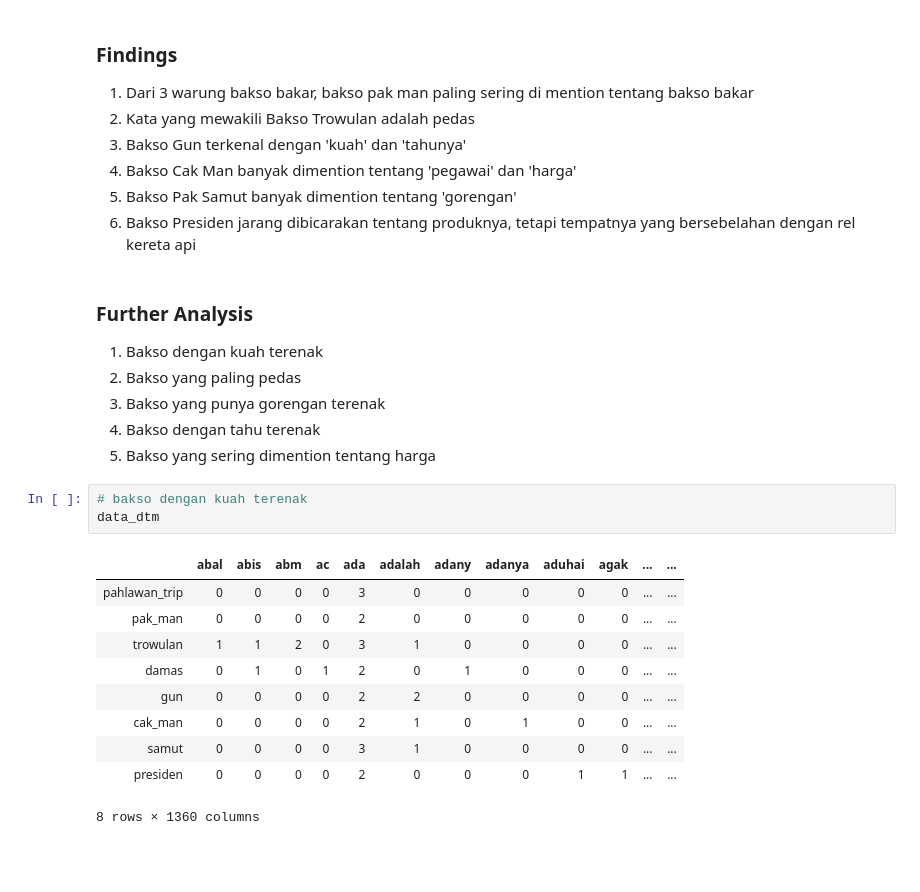
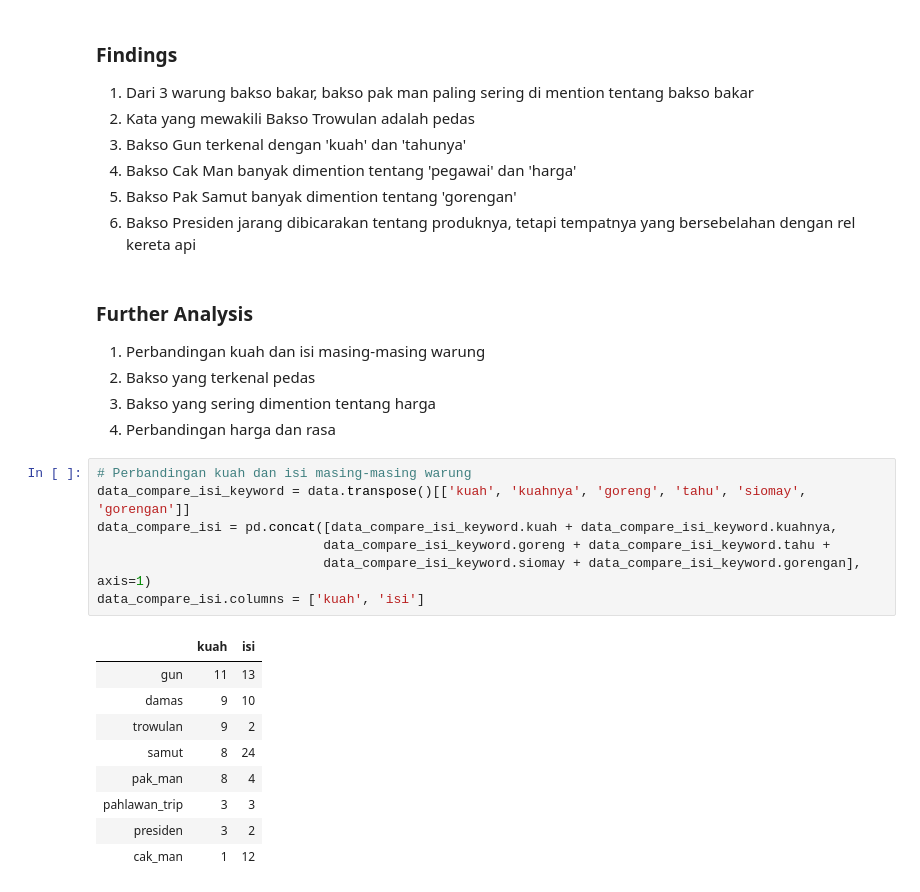
Before and after one commit to renaldybrada/nlp-in-python, a Jupyter notebook: bakso-malang/02_Exploratory_Data_Analysis.ipynb, the cells around one changed output. Cells and saved outputs as stored; diff of their text form; blank space fills up the shorter version.

```diff
--- a/bakso-malang/02_Exploratory_Data_Analysis.ipynb
+++ b/bakso-malang/02_Exploratory_Data_Analysis.ipynb
@@ -202,22 +202,24 @@ plt.show()
 6. Bakso Presiden jarang dibicarakan tentang produknya, tetapi tempatnya yang bersebelahan dengan rel kereta api
 # %% [markdown]
 ### Further Analysis
-1. Bakso dengan kuah terenak
-2. Bakso yang paling pedas
-3. Bakso yang punya gorengan terenak
-4. Bakso dengan tahu terenak
-5. Bakso yang sering dimention tentang harga
+1. Perbandingan kuah dan isi masing-masing warung
+2. Bakso yang terkenal pedas
+3. Bakso yang sering dimention tentang harga
+4. Perbandingan harga dan rasa
-# %%
-# bakso dengan kuah terenak
-data_dtm
-# %% [output]
-|  | abal | abis | abm | ac | ada | adalah | adany | adanya | aduhai | agak | ... | ... |
-| pahlawan_trip | 0 | 0 | 0 | 0 | 3 | 0 | 0 | 0 | 0 | 0 | ... | ... |
-| pak_man | 0 | 0 | 0 | 0 | 2 | 0 | 0 | 0 | 0 | 0 | ... | ... |
-| trowulan | 1 | 1 | 2 | 0 | 3 | 1 | 0 | 0 | 0 | 0 | ... | ... |
-| damas | 0 | 1 | 0 | 1 | 2 | 0 | 1 | 0 | 0 | 0 | ... | ... |
-| gun | 0 | 0 | 0 | 0 | 2 | 2 | 0 | 0 | 0 | 0 | ... | ... |
-| cak_man | 0 | 0 | 0 | 0 | 2 | 1 | 0 | 1 | 0 | 0 | ... | ... |
-| samut | 0 | 0 | 0 | 0 | 3 | 1 | 0 | 0 | 0 | 0 | ... | ... |
-| presiden | 0 | 0 | 0 | 0 | 2 | 0 | 0 | 0 | 1 | 1 | ... | ... |
-8 rows × 1360 columns
+# %%
+# Perbandingan kuah dan isi masing-masing warung
+data_compare_isi_keyword = data.transpose()[['kuah', 'kuahnya', 'goreng', 'tahu', 'siomay', 'gorengan']]
+data_compare_isi = pd.concat([data_compare_isi_keyword.kuah + data_compare_isi_keyword.kuahnya,
+                             data_compare_isi_keyword.goreng + data_compare_isi_keyword.tahu +
+                             data_compare_isi_keyword.siomay + data_compare_isi_keyword.gorengan], axis=1)
+data_compare_isi.columns = ['kuah', 'isi']
+# %% [output]
+|  | kuah | isi |
+| gun | 11 | 13 |
+| damas | 9 | 10 |
+| trowulan | 9 | 2 |
+| samut | 8 | 24 |
+| pak_man | 8 | 4 |
+| pahlawan_trip | 3 | 3 |
+| presiden | 3 | 2 |
+| cak_man | 1 | 12 |
```
Also changed, not shown: parts of 6 cells of this notebook.
